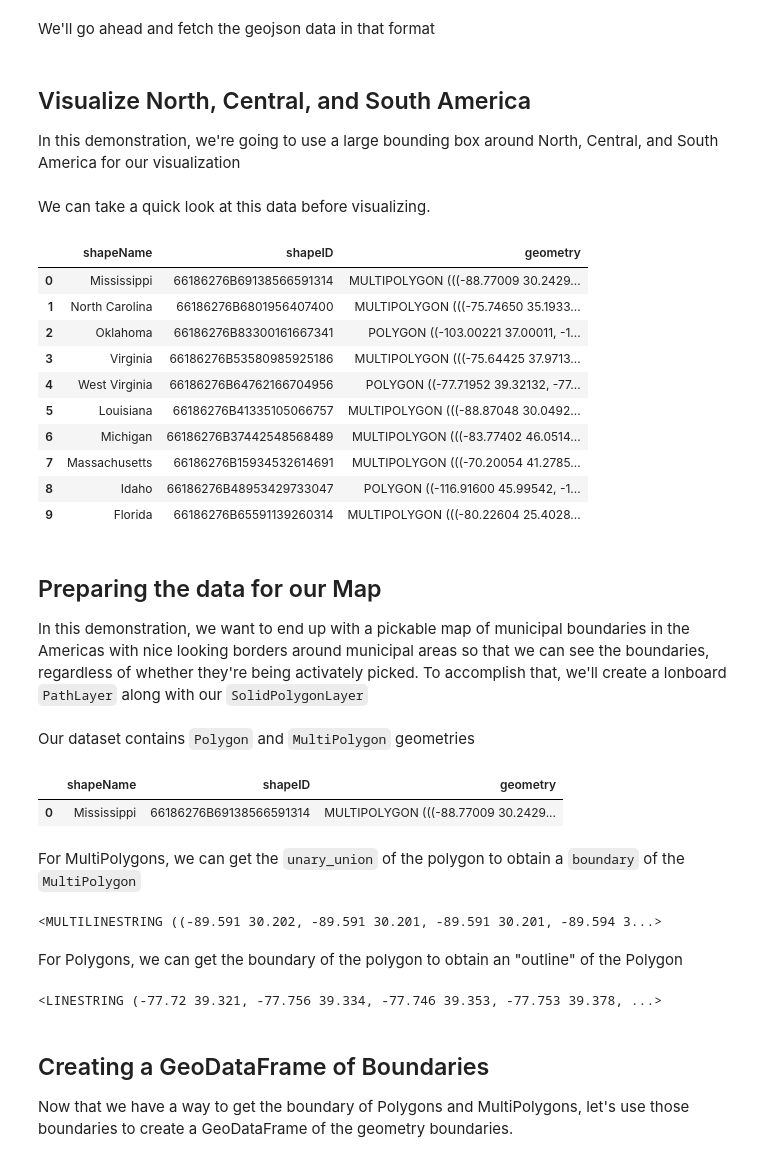
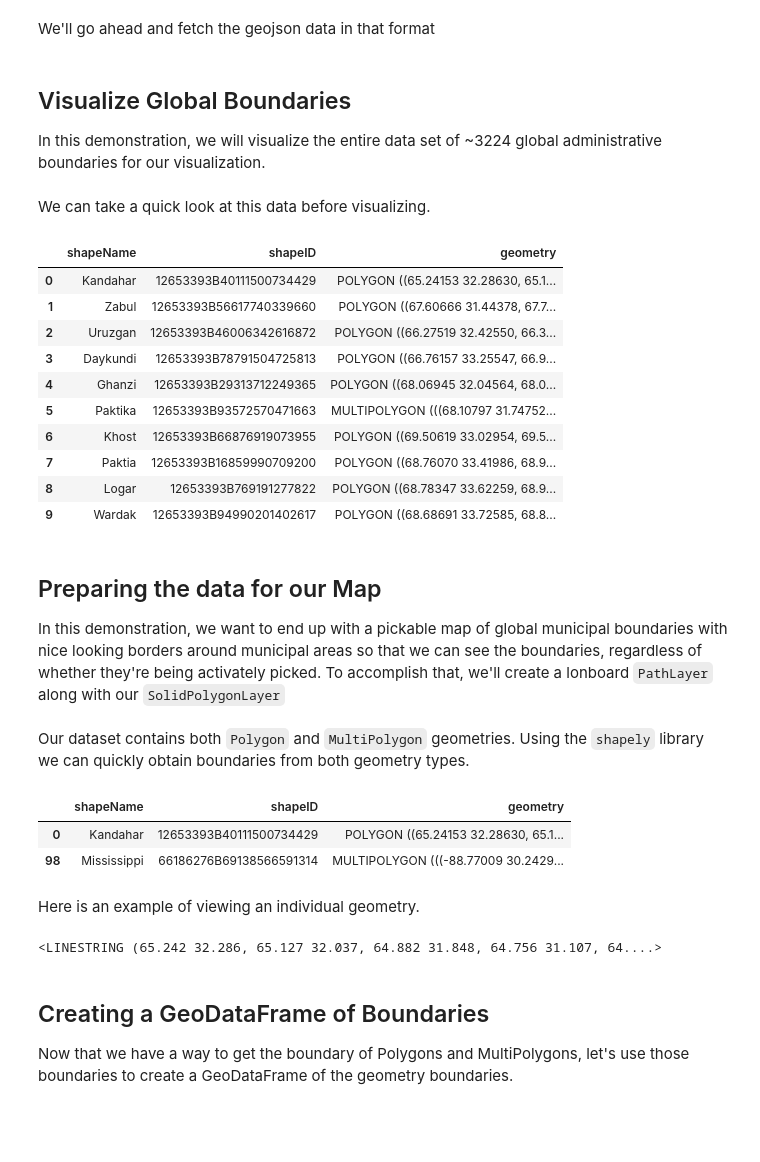
Before and after one commit to developmentseed/lonboard, a Jupyter notebook: examples/global-boundaries.ipynb, the cells around one changed output. Drawn from its saved outputs; the diff is of its cells as text; code cells hidden in the pictures; blank space fills up the shorter version.

Commit message:
updated tutorial responding to comments, rm geoms, use shapely, viz entire world map

```diff
--- a/examples/global-boundaries.ipynb
+++ b/examples/global-boundaries.ipynb
@@ -43,16 +46,13 @@ with tqdm(total=total_size, unit="B", unit_scale=True) as progress_bar:
 if total_size != 0 and progress_bar.n != total_size:
     raise RuntimeError("Could not download file")
 # %% [markdown]
-## Visualize North, Central, and South America
-In this demonstration, we're going to use a large bounding box around North, Central, and South America for our visualization
+## Visualize Global Boundaries
+In this demonstration, we will visualize the entire data set of ~3224 global administrative boundaries for our visualization.
 # %%
 # Use pyogrio engine for an optimization of the time it takes to read this file
 # We will also enable use_arrow, for speed
 
-# this bounding box will visualize the Western Hemisphere - North, Central, and South America.
-nh_bbox = (-175.910339,-59.265881,-27.199402,74.449358)
-
-gdf = gpd.read_file(f"./{filepath}",bbox=nh_bbox,engine='pyogrio',use_arrow=True)
+gdf = gpd.read_file(f"./{filepath}",engine='pyogrio',use_arrow=True)
 
 # Keep columns necessary for our visualization
 cols = ['shapeName','shapeID','geometry']
@@ -64,42 +64,36 @@ We can take a quick look at this data before visualizing.
 gdf.head(10)
 # %% [output]
 |  | shapeName | shapeID | geometry |
-| 0 | Mississippi | 66186276B69138566591314 | MULTIPOLYGON (((-88.77009 30.2429... |
-| 1 | North Carolina | 66186276B6801956407400 | MULTIPOLYGON (((-75.74650 35.1933... |
-| 2 | Oklahoma | 66186276B83300161667341 | POLYGON ((-103.00221 37.00011, -1... |
-| 3 | Virginia | 66186276B53580985925186 | MULTIPOLYGON (((-75.64425 37.9713... |
-| 4 | West Virginia | 66186276B64762166704956 | POLYGON ((-77.71952 39.32132, -77... |
-| 5 | Louisiana | 66186276B41335105066757 | MULTIPOLYGON (((-88.87048 30.0492... |
-| 6 | Michigan | 66186276B37442548568489 | MULTIPOLYGON (((-83.77402 46.0514... |
-| 7 | Massachusetts | 66186276B15934532614691 | MULTIPOLYGON (((-70.20054 41.2785... |
-| 8 | Idaho | 66186276B48953429733047 | POLYGON ((-116.91600 45.99542, -1... |
-| 9 | Florida | 66186276B65591139260314 | MULTIPOLYGON (((-80.22604 25.4028... |
+| 0 | Kandahar | 12653393B40111500734429 | POLYGON ((65.24153 32.28630, 65.1... |
+| 1 | Zabul | 12653393B56617740339660 | POLYGON ((67.60666 31.44378, 67.7... |
+| 2 | Uruzgan | 12653393B46006342616872 | POLYGON ((66.27519 32.42550, 66.3... |
+| 3 | Daykundi | 12653393B78791504725813 | POLYGON ((66.76157 33.25547, 66.9... |
+| 4 | Ghanzi | 12653393B29313712249365 | POLYGON ((68.06945 32.04564, 68.0... |
+| 5 | Paktika | 12653393B93572570471663 | MULTIPOLYGON (((68.10797 31.74752... |
+| 6 | Khost | 12653393B66876919073955 | POLYGON ((69.50619 33.02954, 69.5... |
+| 7 | Paktia | 12653393B16859990709200 | POLYGON ((68.76070 33.41986, 68.9... |
+| 8 | Logar | 12653393B769191277822 | POLYGON ((68.78347 33.62259, 68.9... |
+| 9 | Wardak | 12653393B94990201402617 | POLYGON ((68.68691 33.72585, 68.8... |
 # %% [markdown]
 ## Preparing the data for our Map
 
-In this demonstration, we want to end up with a pickable map of municipal boundaries in the Americas with nice looking borders around municipal areas so that we can see the boundaries, regardless of whether they're being activately picked.
+In this demonstration, we want to end up with a pickable map of global municipal boundaries with nice looking borders around municipal areas so that we can see the boundaries, regardless of whether they're being activately picked.
 To accomplish that, we'll create a lonboard `PathLayer` along with our `SolidPolygonLayer`
 # %% [markdown]
-Our dataset contains `Polygon` and `MultiPolygon` geometries
+Our dataset contains both `Polygon` and `MultiPolygon` geometries. Using the `shapely` library we can quickly obtain boundaries from both geometry types.
 # %%
-mississippi = gdf[gdf['shapeName'] == 'Mississippi']
-mississippi
+ms_and_kdh = gdf[gdf['shapeName'].isin(['Mississippi','Kandahar'])]
+ms_and_kdh
 # %% [output]
 |  | shapeName | shapeID | geometry |
-| 0 | Mississippi | 66186276B69138566591314 | MULTIPOLYGON (((-88.77009 30.2429... |
+| 0 | Kandahar | 12653393B40111500734429 | POLYGON ((65.24153 32.28630, 65.1... |
+| 98 | Mississippi | 66186276B69138566591314 | MULTIPOLYGON (((-88.77009 30.2429... |
-# %% [markdown]
-For MultiPolygons, we can get the `unary_union` of the polygon to obtain a `boundary` of the `MultiPolygon`
-# %%
-unary_mississippi = mississippi.unary_union
-unary_mississippi.boundary
-# %% [output]
-<MULTILINESTRING ((-89.591 30.202, -89.591 30.201, -89.591 30.201, -89.594 3...>
 # %% [markdown]
-For Polygons, we can get the boundary of the polygon to obtain an "outline" of the Polygon
+Here is an example of viewing an individual geometry.
 # %%
-gdf.iloc[4]['geometry'].boundary
+gdf.iloc[0]['geometry'].boundary
 # %% [output]
-<LINESTRING (-77.72 39.321, -77.756 39.334, -77.746 39.353, -77.753 39.378, ...>
+<LINESTRING (65.242 32.286, 65.127 32.037, 64.882 31.848, 64.756 31.107, 64....>
 # %% [markdown]
 ## Creating a GeoDataFrame of Boundaries
 
```
Also changed, not shown: parts of 11 cells of this notebook, 1 other file.
